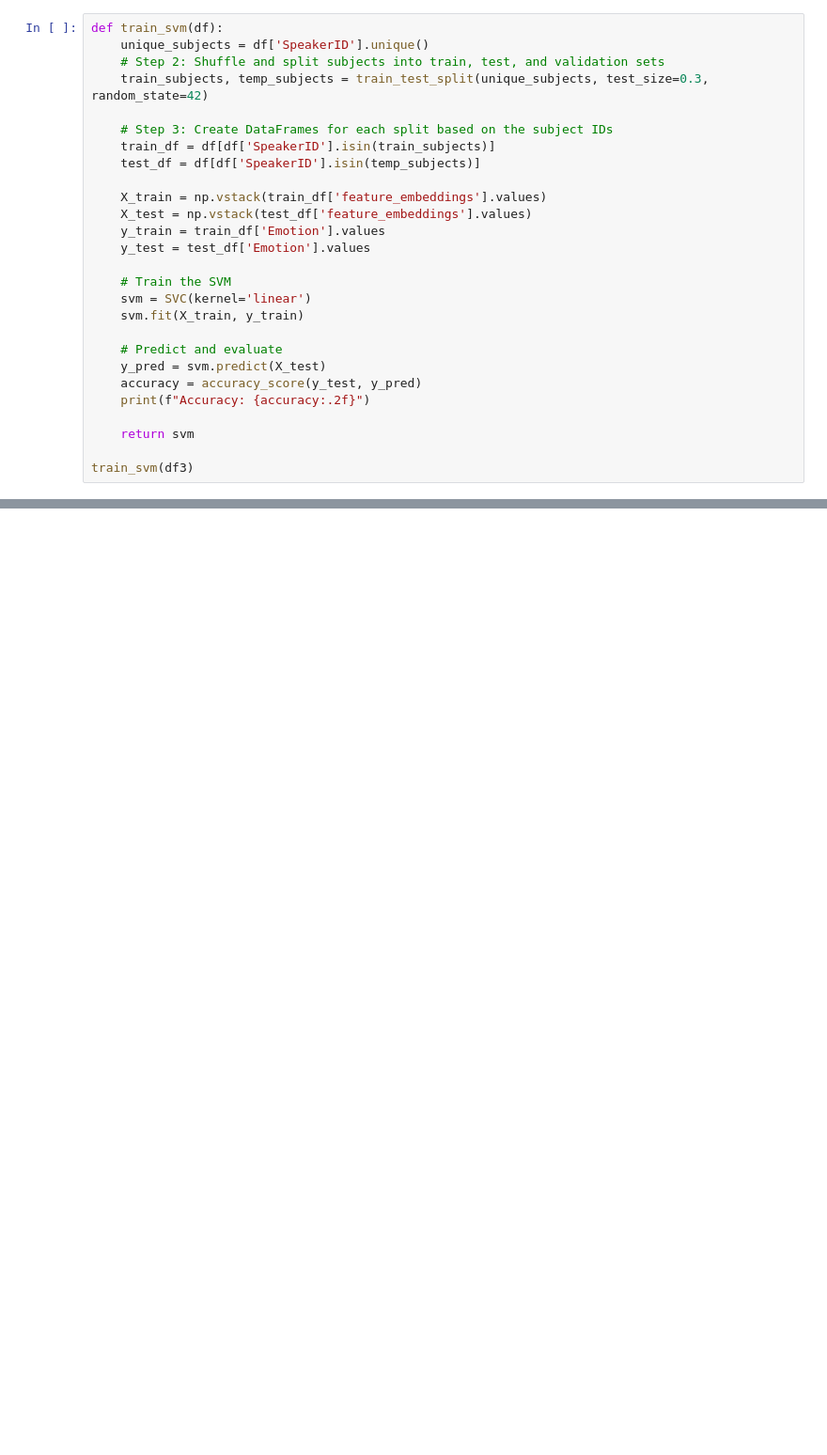
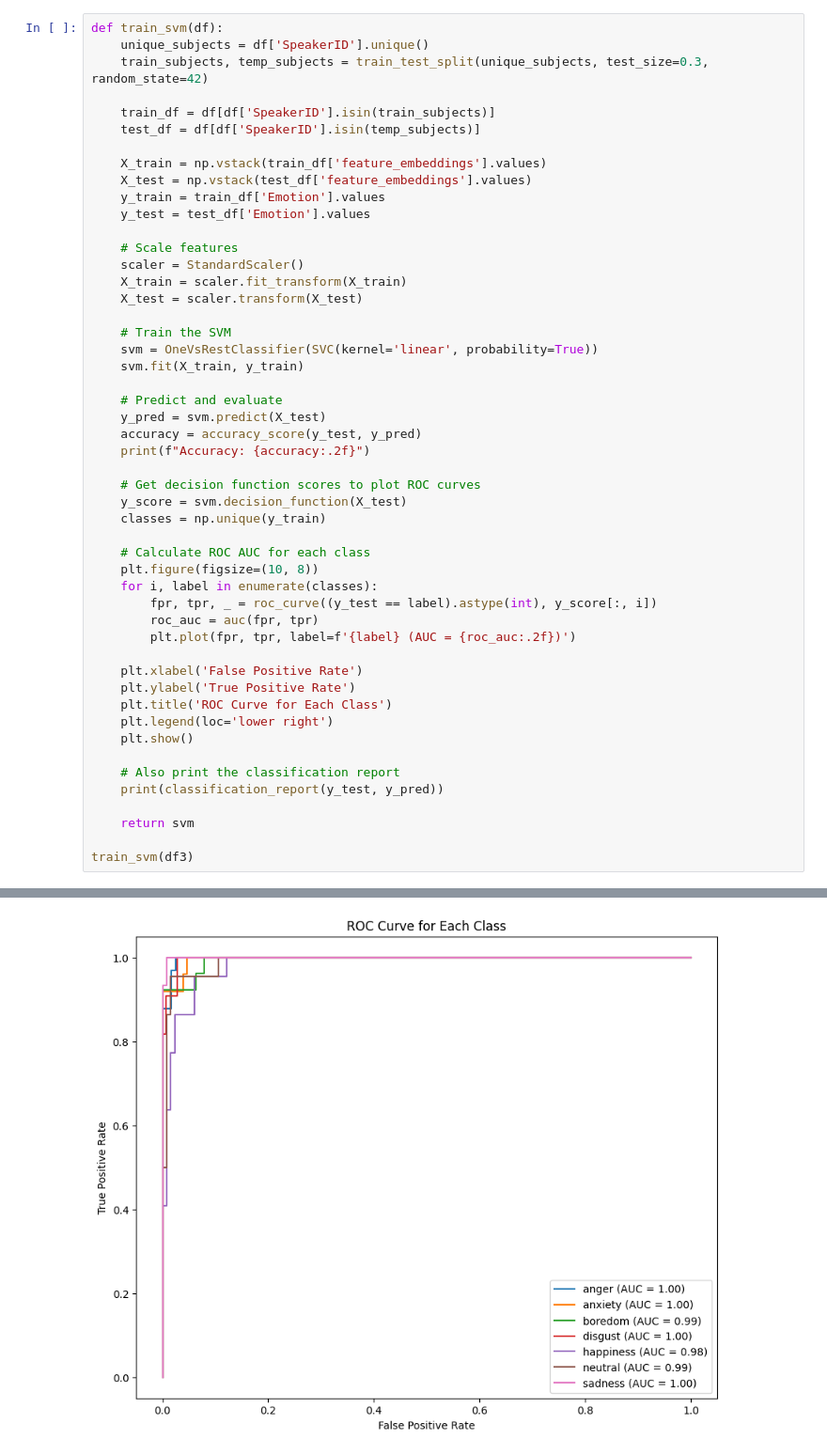
Before and after one commit to Captaindoggo/CUSSer, a Jupyter notebook: embedding_svm.ipynb, the cells around one changed output, grey strips where cells are left out. Shown at 94% size. Saved outputs shown, nothing was run; the diff lists cells and outputs as text; blank space fills up the shorter version.

```diff
--- a/embedding_svm.ipynb
+++ b/embedding_svm.ipynb
@@ -15,10 +19,8 @@ df3['feature_embeddings'] = df3['feature_embeddings'].apply(ast.literal_eval)
 # %%
 def train_svm(df):
     unique_subjects = df['SpeakerID'].unique()
-    # Step 2: Shuffle and split subjects into train, test, and validation sets
     train_subjects, temp_subjects = train_test_split(unique_subjects, test_size=0.3, random_state=42)
 
-    # Step 3: Create DataFrames for each split based on the subject IDs
     train_df = df[df['SpeakerID'].isin(train_subjects)]
     test_df = df[df['SpeakerID'].isin(temp_subjects)]
 
@@ -27,8 +29,13 @@ def train_svm(df):
     y_train = train_df['Emotion'].values
     y_test = test_df['Emotion'].values
 
+    # Scale features
+    scaler = StandardScaler()
+    X_train = scaler.fit_transform(X_train)
+    X_test = scaler.transform(X_test)
+
     # Train the SVM
-    svm = SVC(kernel='linear')
+    svm = OneVsRestClassifier(SVC(kernel='linear', probability=True))
     svm.fit(X_train, y_train)
 
     # Predict and evaluate
@@ -36,6 +43,26 @@ def train_svm(df):
     accuracy = accuracy_score(y_test, y_pred)
     print(f"Accuracy: {accuracy:.2f}")
 
+    # Get decision function scores to plot ROC curves
+    y_score = svm.decision_function(X_test)
+    classes = np.unique(y_train)
+
+    # Calculate ROC AUC for each class
+    plt.figure(figsize=(10, 8))
+    for i, label in enumerate(classes):
+        fpr, tpr, _ = roc_curve((y_test == label).astype(int), y_score[:, i])
+        roc_auc = auc(fpr, tpr)
+        plt.plot(fpr, tpr, label=f'{label} (AUC = {roc_auc:.2f})')
+
+    plt.xlabel('False Positive Rate')
+    plt.ylabel('True Positive Rate')
+    plt.title('ROC Curve for Each Class')
+    plt.legend(loc='lower right')
+    plt.show()
+
+    # Also print the classification report
+    print(classification_report(y_test, y_pred))
+
     return svm
 
 train_svm(df3)
@@ -43,0 +71 @@ Accuracy: 0.92
+[figure, added]
```
Also changed, not shown: parts of 2 cells of this notebook.
